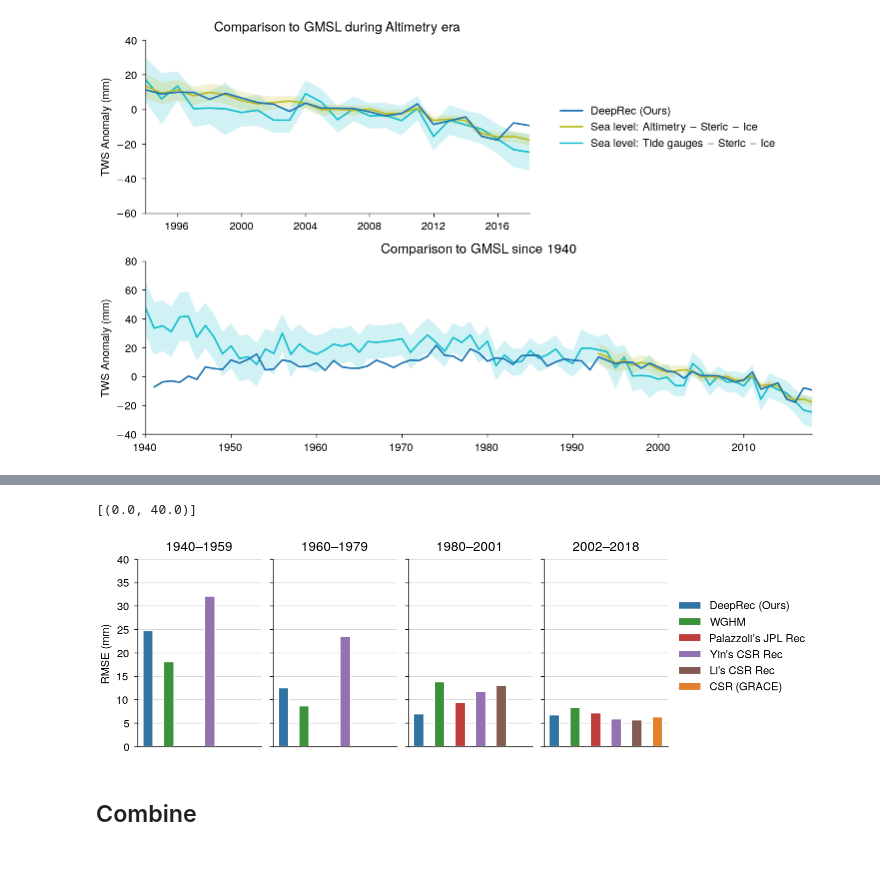
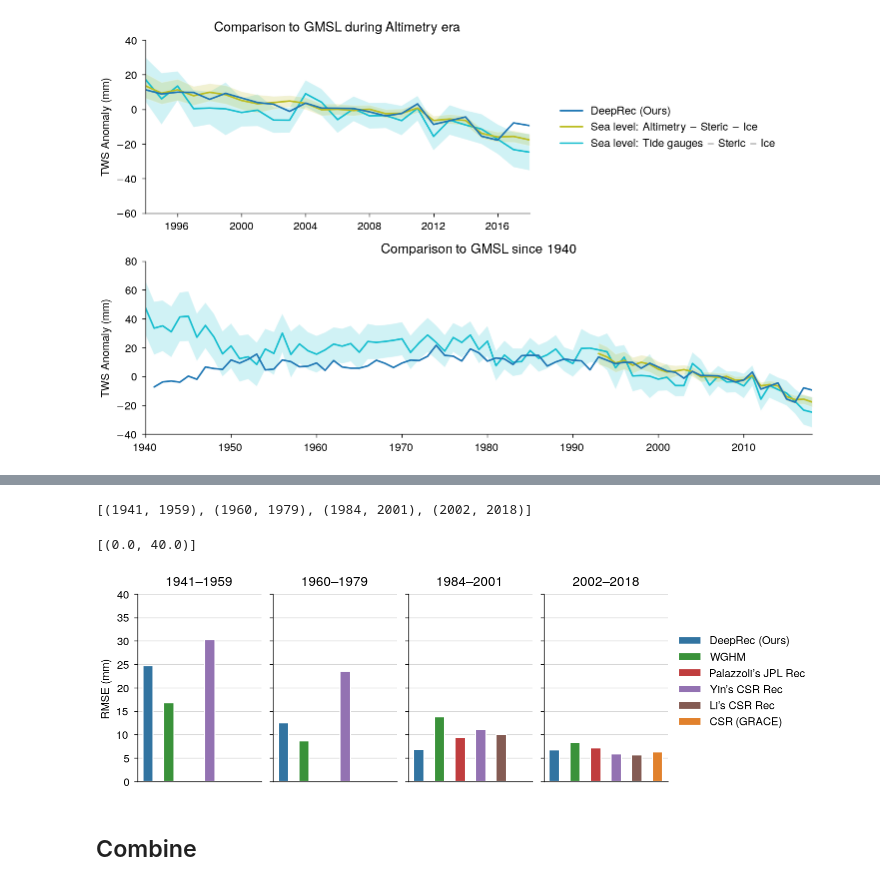
Before and after one commit to lqgentner/deeprec, a Jupyter notebook: notebooks/21-paper-plots/sea-level-budget-closure.ipynb, the cells around one changed output, grey strips where cells are left out. Drawn from its saved outputs; the diff is of its cells as text; code cells hidden in the pictures.

Commit message:
Sea Level budget and water budget: Only evaluate time steps where all products are available

```diff
--- a/notebooks/21-paper-plots/sea-level-budget-closure.ipynb
+++ b/notebooks/21-paper-plots/sea-level-budget-closure.ipynb
@@ -395,37 +416,41 @@ for period in TIME_PERIODS:
     df_errors.append(df_error)
+# %%
+time_periods_eval
+# %% [output]
+[(1941, 1959), (1960, 1979), (1984, 2001), (2002, 2018)]
 # %%
 fig, axs = plt.subplots(
-    ncols=len(TIME_PERIODS), sharex=True, sharey=True, figsize=(7.2, 2.2)
+    ncols=len(time_periods_eval), sharex=True, sharey=True, figsize=(7.2, 2.2)
 )
 
 
 # Plot
 
-for i, (ax, period, df_error) in enumerate(zip(axs, TIME_PERIODS, df_errors)):
+for i, (ax, period, df_error) in enumerate(zip(axs, time_periods_eval, df_errors)):
     sns.barplot(
         df_error,
         y="error",
         x="model_verbose",
         width=0.5,
         hue="model",
         palette=dark_colors_dict,
         ax=ax,
         legend=True if i == 3 else False,
     )
     ax.set(ylabel="RMSE (mm)", xlabel=None, title=f"{period[0]}--{period[1]}")
     ax.xaxis.set_visible(False)
     ax.yaxis.grid()
 
 # Move legend outside the axes
 leg = fig.legend(loc="outside right")
 for text in leg.texts:
     text.set_text(vars_verbose[text.get_text()])
 axs[3].legend().remove()
 
 axs[0].set(ylim=(0, 40))
 # %% [output]
 [(0.0, 40.0)]
-[figure, old version]
+[figure, new version]
 # %% [markdown]
 ## Combine
 # %%
```
Also changed, not shown: parts of 5 cells of this notebook, 4 other files.
